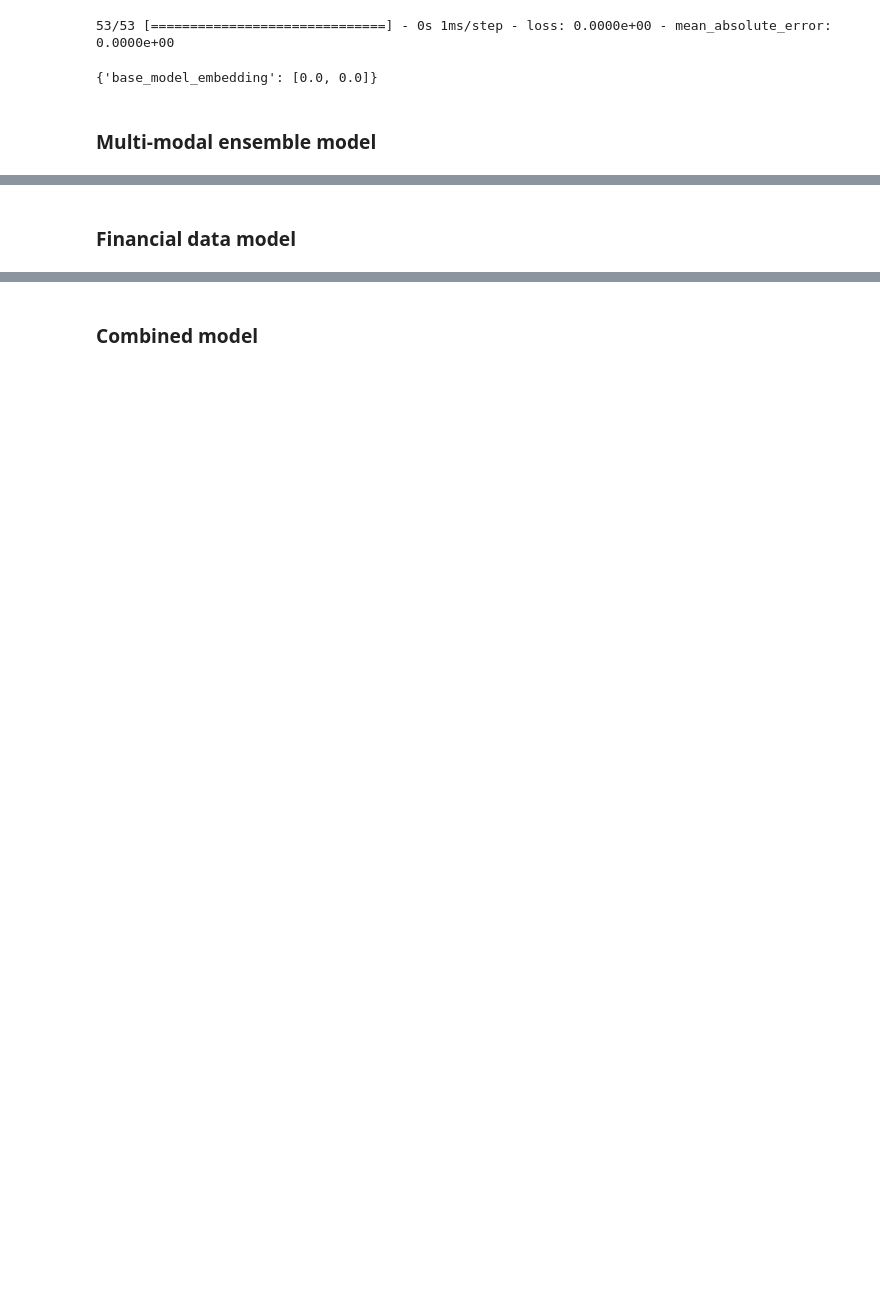
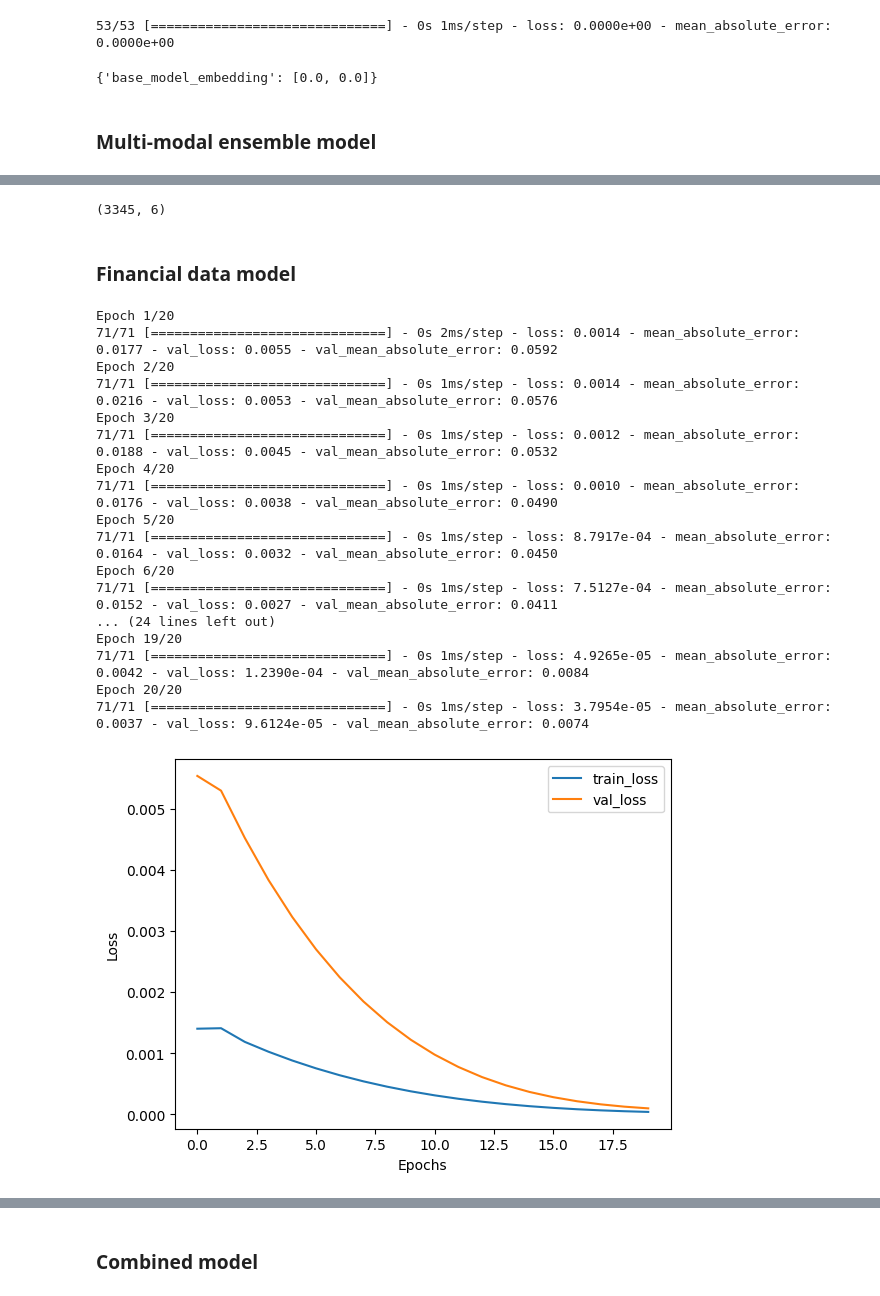
Before and after one commit to kaysho/MSc-Thesis, a Jupyter notebook: Multi_Modal_Model.ipynb, the cells around one changed output, grey strips where cells are left out. Cells and saved outputs as stored; diff of their text form; code cells hidden in the pictures; blank space fills up the shorter version.

```diff
--- a/Multi_Modal_Model.ipynb
+++ b/Multi_Modal_Model.ipynb
@@ -540,7 +544,7 @@ def compile_and_fit_embeddings(model,X_train,y_train, epochs=EPOCHS, patience=EP
     return history
 # %%
-def compile_and_fit_financial(model, X_financial_train, y_train, epochs=EPOCHS, patience=EPOCHS/10):
+def compile_and_fit_financial(model, x, y, epochs=EPOCHS, patience=EPOCHS/10):
     early_stopping = tf.keras.callbacks.EarlyStopping(monitor='val_loss', patience=patience, mode='min')
     model.compile(loss=tf.losses.MeanSquaredError(), optimizer=tf.optimizers.Adam(), metrics=[tf.metrics.MeanAbsoluteError()])
-    history = model.fit(X_financial_train, y_train, epochs= epochs,batch_size=32, validation_split=0.33,shuffle=False, callbacks=[early_stopping])
+    history = model.fit(x, y, epochs= epochs,batch_size=32, validation_split=0.33,shuffle=False, callbacks=[early_stopping])
     return history
@@ -606,6 +595,7 @@ text_model.add(MaxPooling1D(pool_size=2))
 text_model.add(LSTM(64))
 text_model.add(Dense(32, activation='relu'))
 text_model.add(Dropout(0.2))
-visualkeras.layered_view(text_model, to_file='text_model.png').show()
+text_model.add(Dense(units=1))
+# visualkeras.layered_view(text_model, to_file='text_model.png').show()
 # %%
 plot_training_history(compile_and_fit_embeddings(text_model,X_text_train,y_train))
@@ -612,2 +611,30 @@ plot_training_history(compile_and_fit_embeddings(text_model,X_text_train,y_train
+# %%
+X_financial_train.shape
+# %% [output]
+(3345, 6)
 # %% [markdown]
 ### Financial data model
+# %%
+baseline_model_financial = Sequential()
+baseline_model_financial.add(Dense(units=1))
+# %%
+plot_training_history(compile_and_fit_financial(baseline_model_financial,X_financial_train,y_train, epochs=20, patience=1))
+# %% [output]
+Epoch 1/20
+71/71 [==============================] - 0s 2ms/step - loss: 0.0014 - mean_absolute_error: 0.0177 - val_loss: 0.0055 - val_mean_absolute_error: 0.0592
+Epoch 2/20
+71/71 [==============================] - 0s 1ms/step - loss: 0.0014 - mean_absolute_error: 0.0216 - val_loss: 0.0053 - val_mean_absolute_error: 0.0576
+Epoch 3/20
+71/71 [==============================] - 0s 1ms/step - loss: 0.0012 - mean_absolute_error: 0.0188 - val_loss: 0.0045 - val_mean_absolute_error: 0.0532
+Epoch 4/20
+71/71 [==============================] - 0s 1ms/step - loss: 0.0010 - mean_absolute_error: 0.0176 - val_loss: 0.0038 - val_mean_absolute_error: 0.0490
+Epoch 5/20
+71/71 [==============================] - 0s 1ms/step - loss: 8.7917e-04 - mean_absolute_error: 0.0164 - val_loss: 0.0032 - val_mean_absolute_error: 0.0450
+Epoch 6/20
+71/71 [==============================] - 0s 1ms/step - loss: 7.5127e-04 - mean_absolute_error: 0.0152 - val_loss: 0.0027 - val_mean_absolute_error: 0.0411
+... (24 lines left out)
+Epoch 19/20
+71/71 [==============================] - 0s 1ms/step - loss: 4.9265e-05 - mean_absolute_error: 0.0042 - val_loss: 1.2390e-04 - val_mean_absolute_error: 0.0084
+Epoch 20/20
+71/71 [==============================] - 0s 1ms/step - loss: 3.7954e-05 - mean_absolute_error: 0.0037 - val_loss: 9.6124e-05 - val_mean_absolute_error: 0.0074
+[figure, added]
```
Also changed, not shown: parts of 16 cells of this notebook, 3 other files.
